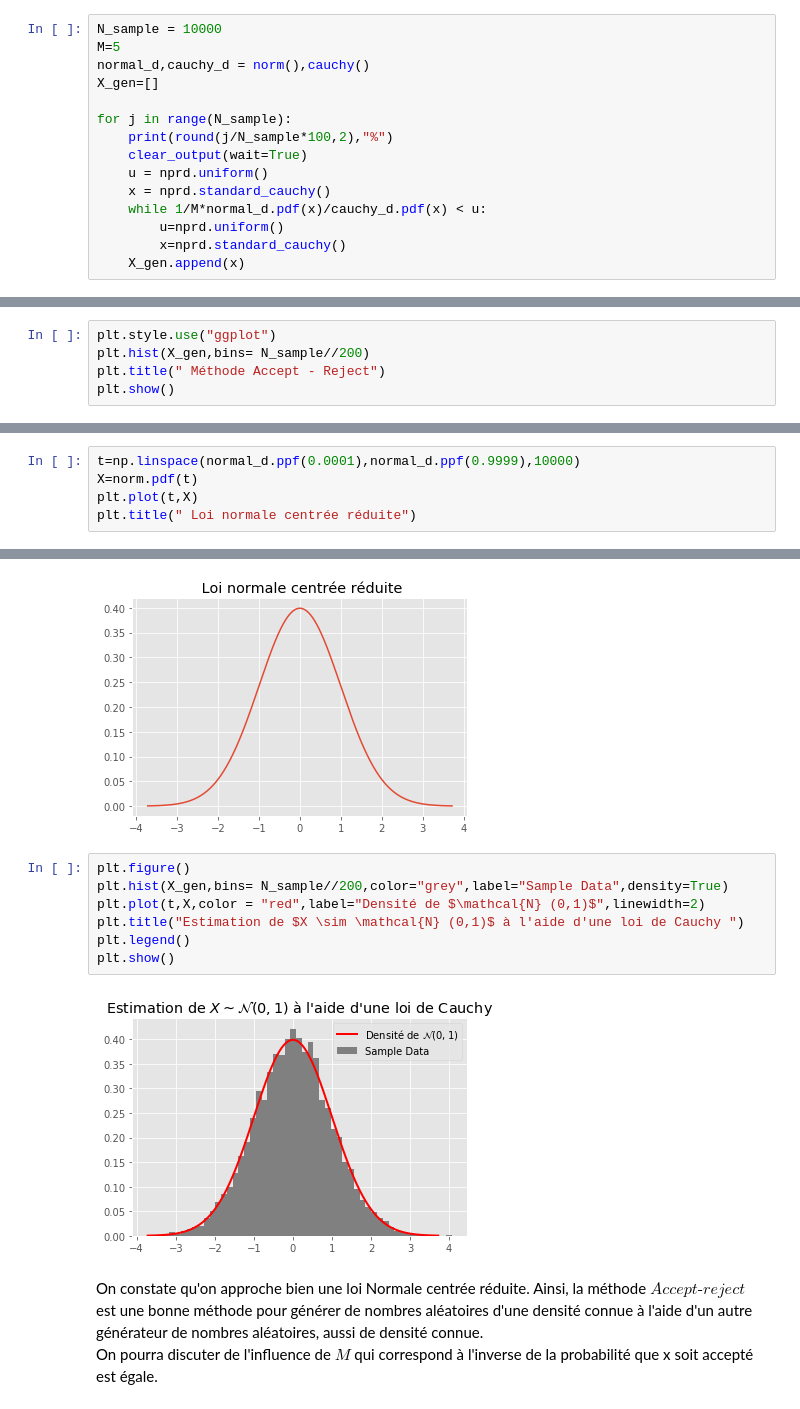
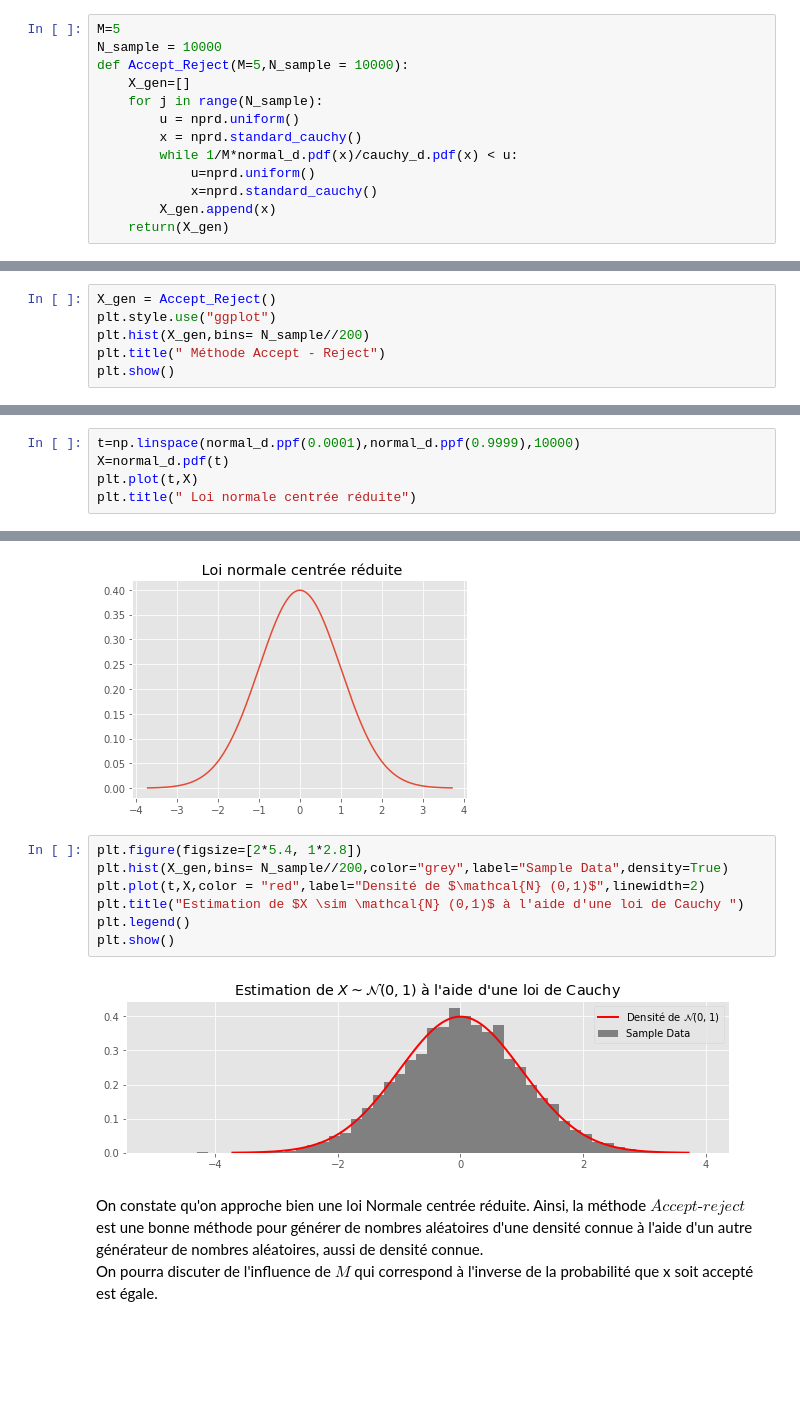
Before and after one commit to VictorNiaussat/EstimationAdvanced, a Jupyter notebook: TP MonteCarlo MCMC/Niaussat_Cilleros.ipynb, the cells around one changed output, grey strips where cells are left out. Drawn from its saved outputs; the diff is of its cells as text; blank space fills up the shorter version.

```diff
--- a/TP MonteCarlo MCMC/Niaussat_Cilleros.ipynb
+++ b/TP MonteCarlo MCMC/Niaussat_Cilleros.ipynb
@@ -53,15 +55,13 @@ Le problème de cette méthode est qu'elle demande une grande quantité d'achant
 # %%
+M=5
 N_sample = 10000
-M=5
-normal_d,cauchy_d = norm(),cauchy()
-X_gen=[]
-
-for j in range(N_sample):
-    print(round(j/N_sample*100,2),"%")
-    clear_output(wait=True)
-    u = nprd.uniform()
-    x = nprd.standard_cauchy()
-    while 1/M*normal_d.pdf(x)/cauchy_d.pdf(x) < u:
-        u=nprd.uniform()
-        x=nprd.standard_cauchy()
-    X_gen.append(x)
+def Accept_Reject(M=5,N_sample = 10000):
+    X_gen=[]
+    for j in range(N_sample):
+        u = nprd.uniform()
+        x = nprd.standard_cauchy()
+        while 1/M*normal_d.pdf(x)/cauchy_d.pdf(x) < u:
+            u=nprd.uniform()
+            x=nprd.standard_cauchy()
+        X_gen.append(x)
+    return(X_gen)
@@ -70,4 +68,5 @@ for j in range(N_sample):
 # %%
+X_gen = Accept_Reject()
 plt.style.use("ggplot")
 plt.hist(X_gen,bins= N_sample//200)
 plt.title(" Méthode Accept - Reject")
@@ -77,20 +76,20 @@ plt.show()
 # %%
 t=np.linspace(normal_d.ppf(0.0001),normal_d.ppf(0.9999),10000)
-X=norm.pdf(t)
+X=normal_d.pdf(t)
 plt.plot(t,X)
 plt.title(" Loi normale centrée réduite")
 # %% [output]
 Text(0.5, 1.0, ' Loi normale centrée réduite')
 [figure]
 # %%
-plt.figure()
+plt.figure(figsize=[2*5.4, 1*2.8])
 plt.hist(X_gen,bins= N_sample//200,color="grey",label="Sample Data",density=True)
 plt.plot(t,X,color = "red",label="Densité de $\mathcal{N} (0,1)$",linewidth=2)
 plt.title("Estimation de $X \sim \mathcal{N} (0,1)$ à l'aide d'une loi de Cauchy ")
 plt.legend()
 plt.show()
 # %% [output]
-[figure, old version]
+[figure, new version]
 # %% [markdown]
 On constate qu'on approche bien une loi Normale centrée réduite. Ainsi, la méthode $\textit{Accept-reject}$ est une bonne méthode pour générer de nombres aléatoires d'une densité connue à l'aide d'un autre générateur de nombres aléatoires, aussi de densité connue. \
 On pourra discuter de l'influence de $M$ qui correspond à  l'inverse de la probabilité que x soit accepté est égale.
```
Also changed, not shown: parts of 13 cells of this notebook.
